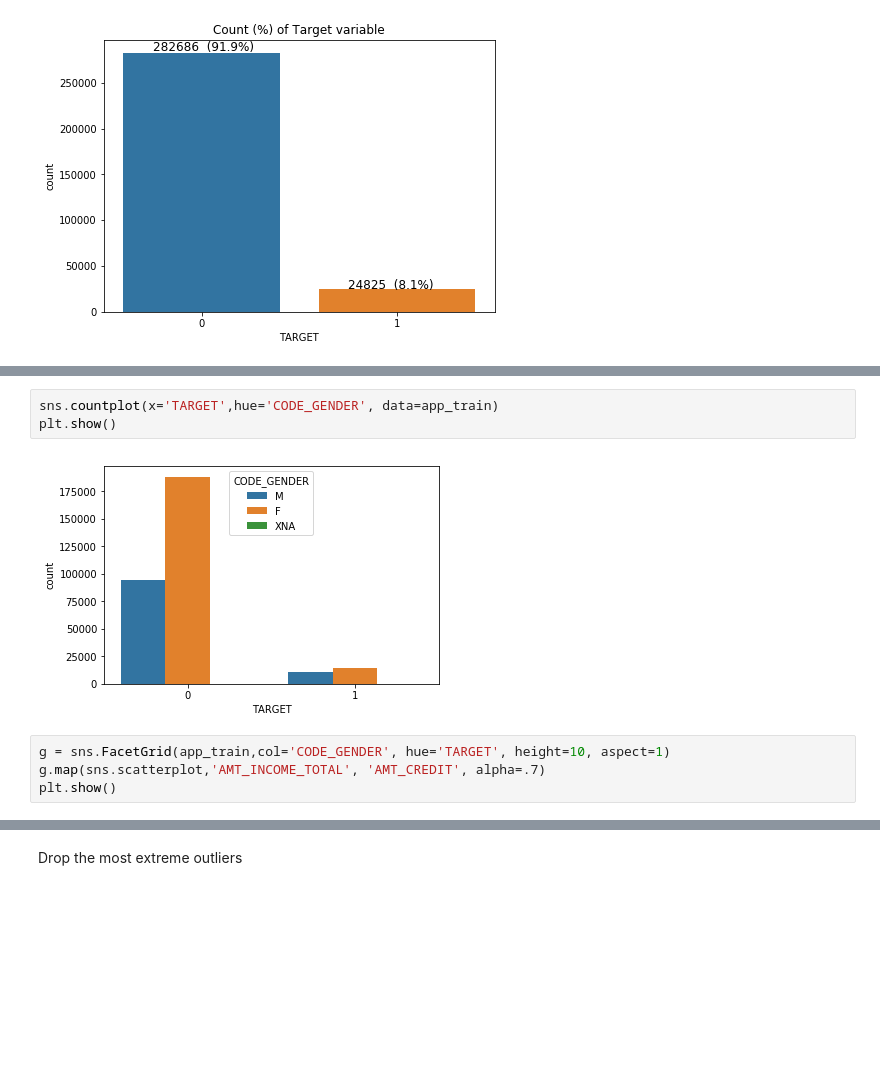
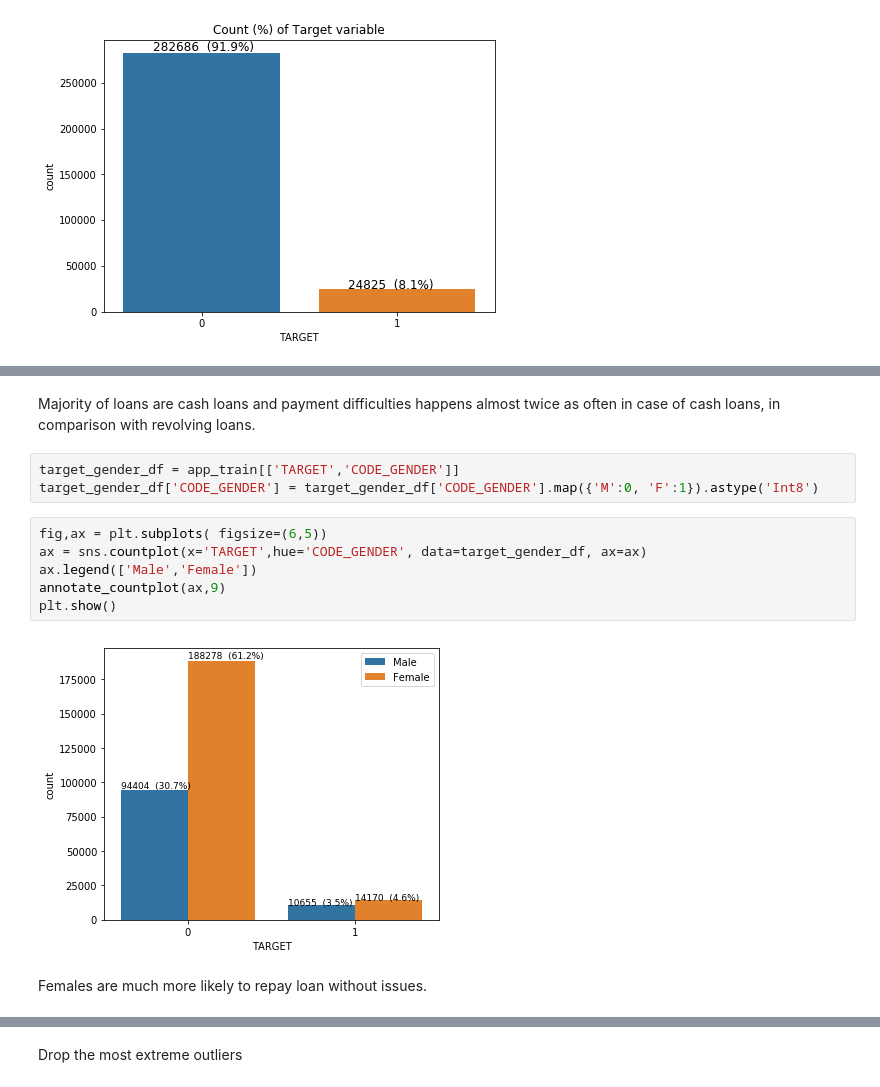
Before and after one commit to jan-podlipny/Default-Risk, a Jupyter notebook: notebooks/application-train-EDA.ipynb, the cells around one changed output, grey strips where cells are left out. Cells and saved outputs as stored; diff of their text form; blank space fills up the shorter version.

```diff
--- a/notebooks/application-train-EDA.ipynb
+++ b/notebooks/application-train-EDA.ipynb
@@ -242,12 +274,18 @@ annotate_countplot(ax,10,0.02)
-# %%
-sns.countplot(x='TARGET',hue='CODE_GENDER', data=app_train)
-plt.show()
-# %% [output]
-[figure, removed]
-# %%
-g = sns.FacetGrid(app_train,col='CODE_GENDER', hue='TARGET', height=10, aspect=1)
-g.map(sns.scatterplot,'AMT_INCOME_TOTAL', 'AMT_CREDIT', alpha=.7)
-plt.show()
+# %% [markdown]
+Majority of loans are cash loans and payment difficulties happens almost twice as often in case of  cash loans,  in comparison with revolving loans.
+# %%
+target_gender_df = app_train[['TARGET','CODE_GENDER']]
+target_gender_df['CODE_GENDER'] = target_gender_df['CODE_GENDER'].map({'M':0, 'F':1}).astype('Int8')
+# %%
+fig,ax = plt.subplots( figsize=(6,5))
+ax = sns.countplot(x='TARGET',hue='CODE_GENDER', data=target_gender_df, ax=ax)
+ax.legend(['Male','Female'])
+annotate_countplot(ax,9)
+plt.show()
+# %% [output]
+[figure, added]
+# %% [markdown]
+Females are much more likely to repay loan without issues.
 # %%
 app_train.groupby('CODE_GENDER')['TARGET'].value_counts(normalize=True).mul(100).rename('percent').reset_index().pipe((sns.catplot,'data'),x='CODE_GENDER',y='percent',hue='TARGET',kind='bar')
 plt.show()
```
Also changed, not shown: parts of 51 cells of this notebook.
